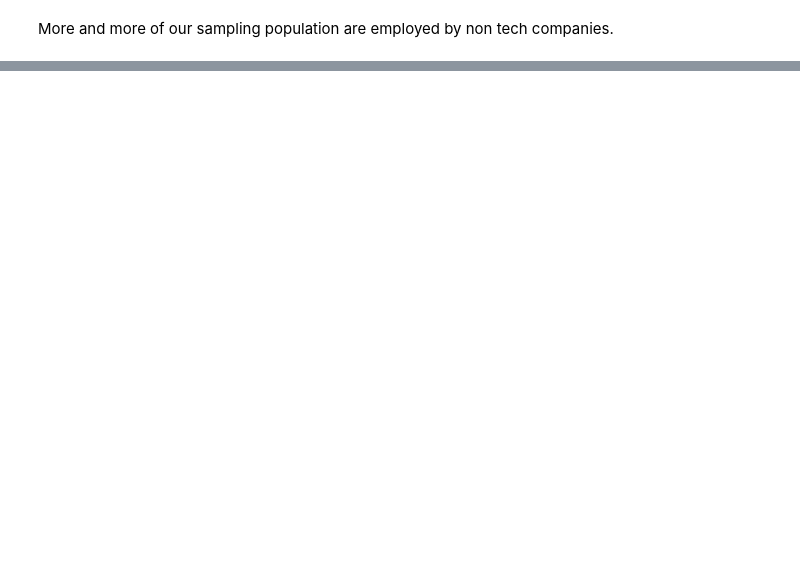
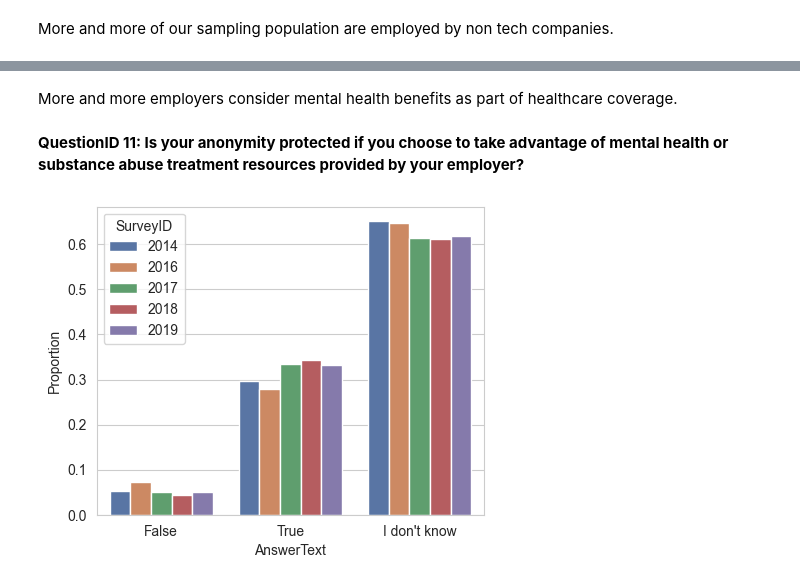
Before and after one commit to CelineChiLamNg/tech_mental_health, a Jupyter notebook: mental_health_tech.ipynb, the cells around one changed output, grey strips where cells are left out. Cells and saved outputs as stored; diff of their text form; code cells hidden in the pictures; blank space fills up the shorter version.

```diff
--- a/mental_health_tech.ipynb
+++ b/mental_health_tech.ipynb
@@ -1132,0 +1183,11 @@ sns.histplot(data=answer_to_question_1, x='AnswerText', hue='SurveyID',  element
+# %% [markdown]
+More and more employers consider mental health benefits as part of
+healthcare coverage.
+# %% [markdown]
+**QuestionID 11: Is your anonymity protected if you choose to take advantage
+ of mental health or substance abuse treatment resources provided by your
+ employer?**
+# %%
+fig_q11 = normalized_category_barplot(questions[10])
+# %% [output]
+[figure, added]
```
Also changed, not shown: parts of 32 cells of this notebook, 1 other file.
